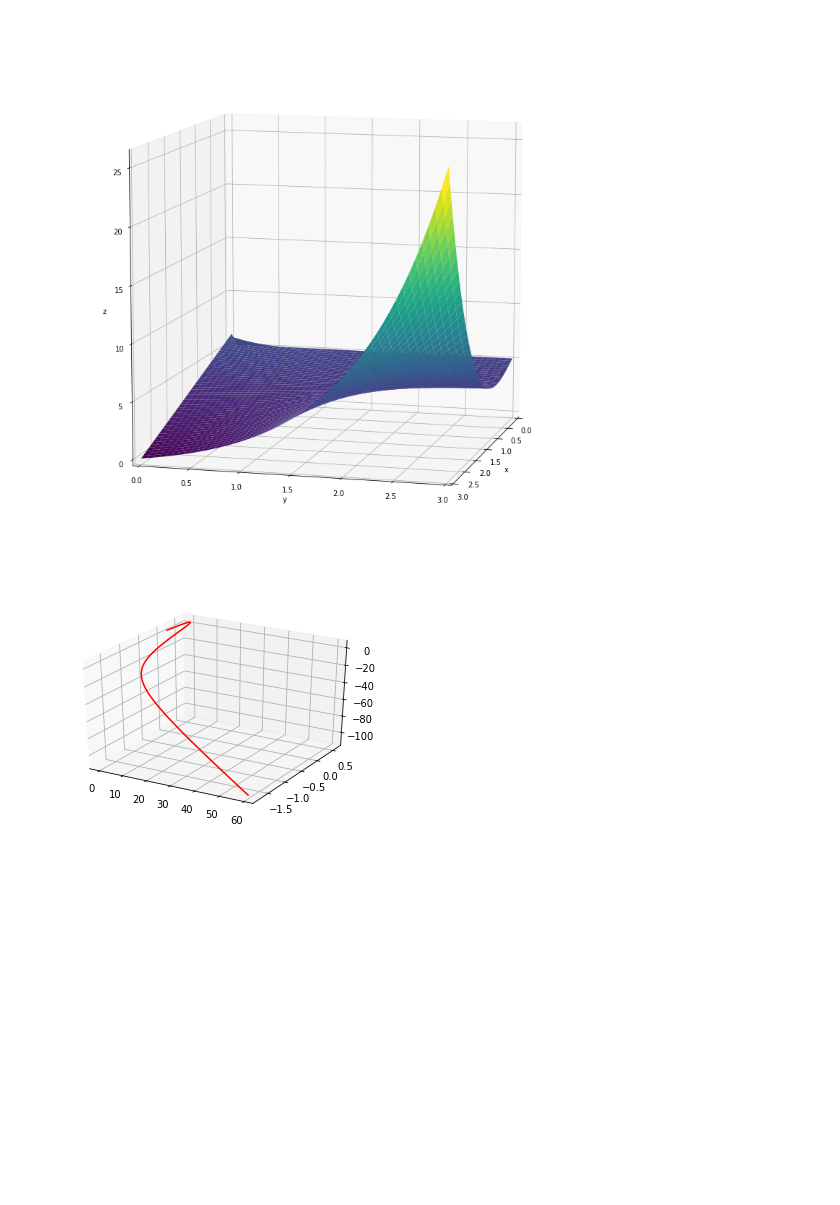
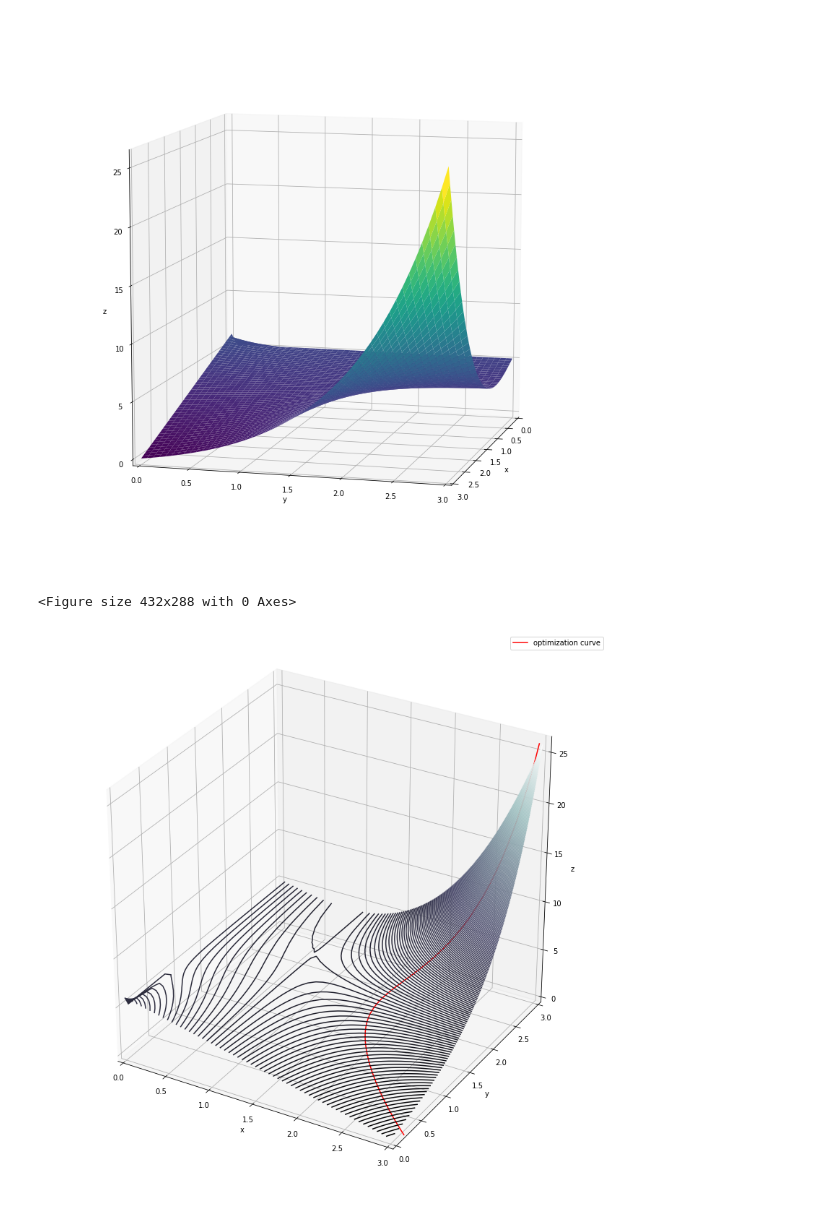
Before and after one commit to dTenebrae/pytorch_start, a Jupyter notebook: HW_01.ipynb, the cells around one changed output. Cells and saved outputs as stored; diff of their text form; code cells hidden in the pictures; blank space fills up the shorter version.

```diff
--- a/HW_01.ipynb
+++ b/HW_01.ipynb
@@ -192,21 +192,43 @@ x_list = []
 w_list = []
 z_list = []
 
-x = Variable(torch.FloatTensor([0]), requires_grad=True)
-w1 = Variable(torch.FloatTensor([0]), requires_grad=True)
-opt = torch.optim.SGD([x, w1], lr=.01)
+x = Variable(torch.FloatTensor([3]), requires_grad=True)
+w1 = Variable(torch.FloatTensor([3]), requires_grad=True)
+opt = torch.optim.SGD([x, w1], lr=1e-3) # говорим оптимизатору, какие переменные оптимизируем
 for i in range(3000):
-    opt.zero_grad()
-    z = x ** w1 - 2 * x + 5
-    z.backward()
-    opt.step()
+    opt.zero_grad()         # зануляем градиенты
+    z = x ** w1 - 2 * x + 5 # оптимизируемая функция
+    z.backward()            # считаем градиент
+    opt.step()              # делаем шаг оптимизатора
     # print(x, w1)
     x_list.extend(x.detach().numpy())
     w_list.extend(w1.detach().numpy())
     z_list.extend(z.detach().numpy())
-# %%
-ax = plt.axes(projection='3d')
-
-ax.plot3D(x_list, w_list, z_list, 'red');
-# %% [output]
-[figure, removed]
+# %%
+# для удобства отрисовки на нашем графике найдем индекс нулевого значения оптимизируемой функции
+def find_zero(z_list) -> int:
+    i = 0
+    for item in z_list:
+        if item <= 0:
+            break
+        i += 1
+    return i
+# %%
+idx = find_zero(z_list)
+# %%
+fig = plt.figure()
+plt.figure(figsize=(14, 14))
+ax = plt.axes(projection='3d')
+ax.contour3D(X, Y, Z, 300, cmap='bone')
+ax.plot3D(x_list[:idx], w_list[:idx], z_list[:idx], 'red', label='optimization curve')
+ax.set_xlim(0, 3)
+ax.set_ylim(0, 3)
+ax.set_zlim(0, 26)
+ax.set_xlabel('x')
+ax.set_ylabel('y')
+ax.set_zlabel('z')
+ax.legend(loc='best')
+plt.show()
+# %% [output]
+<Figure size 432x288 with 0 Axes>
+[figure, added]
```
